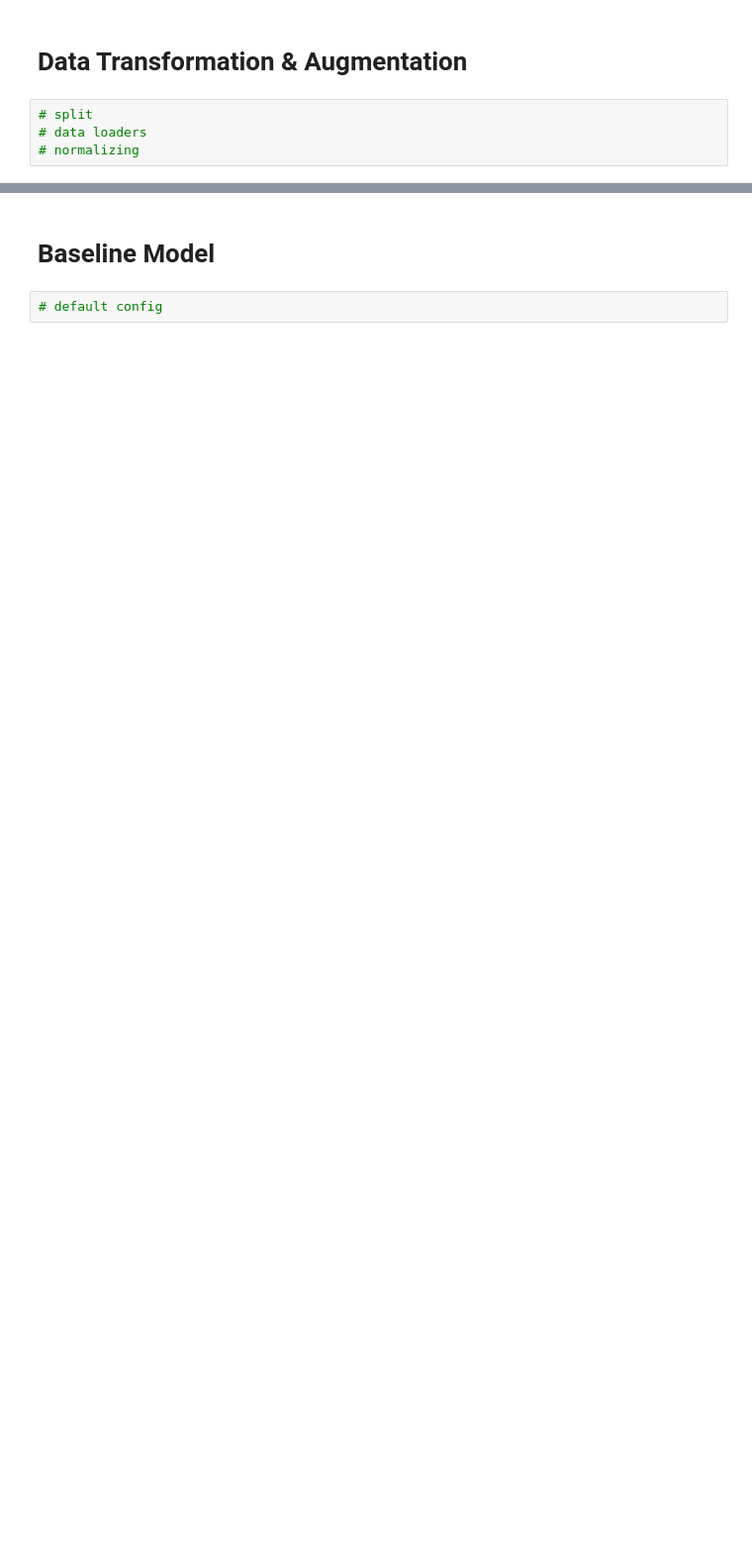
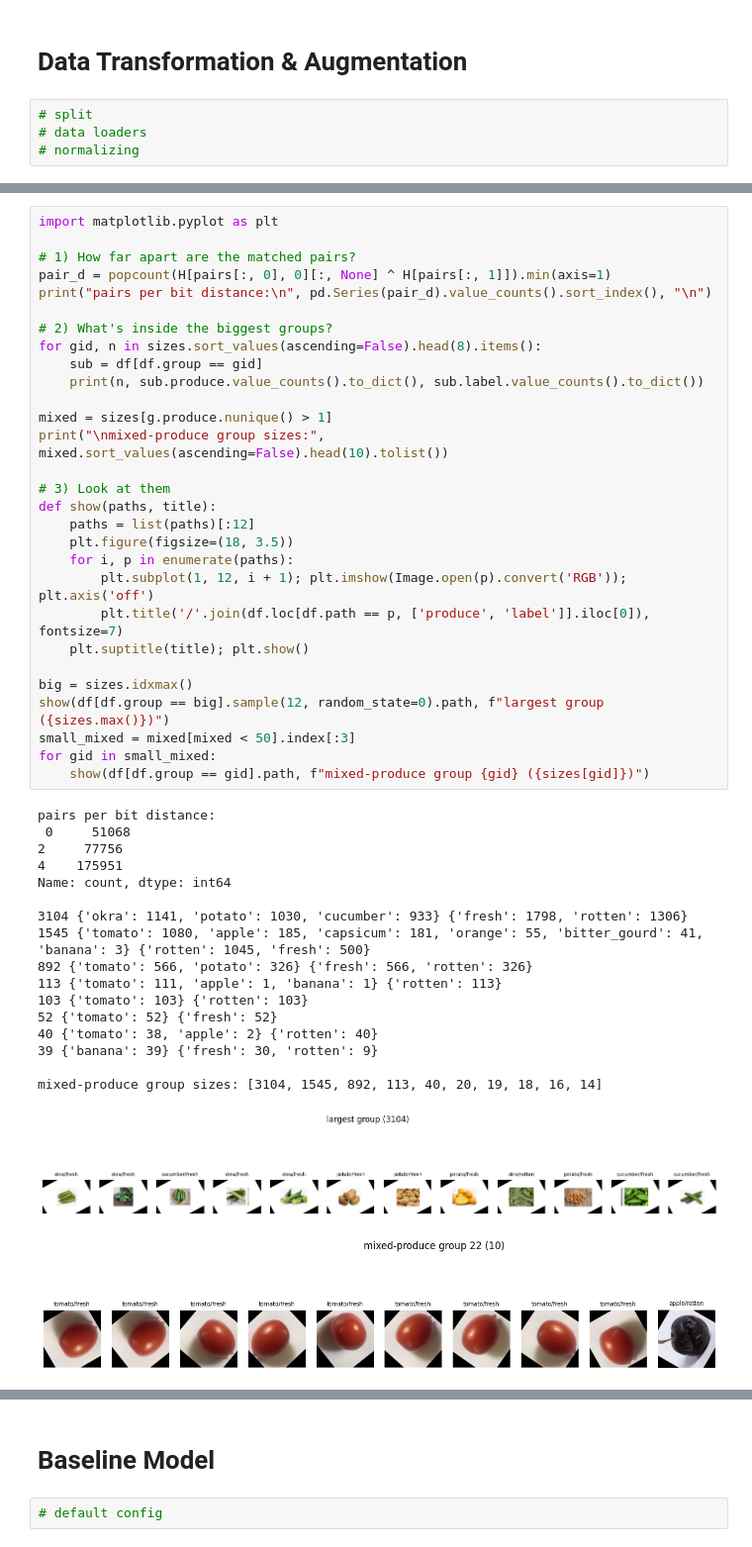
Before and after one commit to sit-sophiahsg/3001-CVDL, a Jupyter notebook: CVDL_Project.ipynb, the cells around one changed output, grey strips where cells are left out. Shown at 99% size. Drawn from its saved outputs; the diff is of its cells as text; blank space fills up the shorter version.

```diff
--- a/CVDL_Project.ipynb
+++ b/CVDL_Project.ipynb
@@ -32,0 +226,48 @@
+# %%
+import matplotlib.pyplot as plt
+
+# 1) How far apart are the matched pairs?
+pair_d = popcount(H[pairs[:, 0], 0][:, None] ^ H[pairs[:, 1]]).min(axis=1)
+print("pairs per bit distance:\n", pd.Series(pair_d).value_counts().sort_index(), "\n")
+
+# 2) What's inside the biggest groups?
+for gid, n in sizes.sort_values(ascending=False).head(8).items():
+    sub = df[df.group == gid]
+    print(n, sub.produce.value_counts().to_dict(), sub.label.value_counts().to_dict())
+
+mixed = sizes[g.produce.nunique() > 1]
+print("\nmixed-produce group sizes:", mixed.sort_values(ascending=False).head(10).tolist())
+
+# 3) Look at them
+def show(paths, title):
+    paths = list(paths)[:12]
+    plt.figure(figsize=(18, 3.5))
+    for i, p in enumerate(paths):
+        plt.subplot(1, 12, i + 1); plt.imshow(Image.open(p).convert('RGB')); plt.axis('off')
+        plt.title('/'.join(df.loc[df.path == p, ['produce', 'label']].iloc[0]), fontsize=7)
+    plt.suptitle(title); plt.show()
+
+big = sizes.idxmax()
+show(df[df.group == big].sample(12, random_state=0).path, f"largest group ({sizes.max()})")
+small_mixed = mixed[mixed < 50].index[:3]
+for gid in small_mixed:
+    show(df[df.group == gid].path, f"mixed-produce group {gid} ({sizes[gid]})")
+# %% [output]
+pairs per bit distance:
+ 0     51068
+2     77756
+4    175951
+Name: count, dtype: int64
+
+3104 {'okra': 1141, 'potato': 1030, 'cucumber': 933} {'fresh': 1798, 'rotten': 1306}
+1545 {'tomato': 1080, 'apple': 185, 'capsicum': 181, 'orange': 55, 'bitter_gourd': 41, 'banana': 3} {'rotten': 1045, 'fresh': 500}
+892 {'tomato': 566, 'potato': 326} {'fresh': 566, 'rotten': 326}
+113 {'tomato': 111, 'apple': 1, 'banana': 1} {'rotten': 113}
+103 {'tomato': 103} {'rotten': 103}
+52 {'tomato': 52} {'fresh': 52}
+40 {'tomato': 38, 'apple': 2} {'rotten': 40}
+39 {'banana': 39} {'fresh': 30, 'rotten': 9}
+
+mixed-produce group sizes: [3104, 1545, 892, 113, 40, 20, 19, 18, 16, 14]
+[figure, added]
+[figure, added]
```
Also changed, not shown: parts of 29 cells of this notebook.
